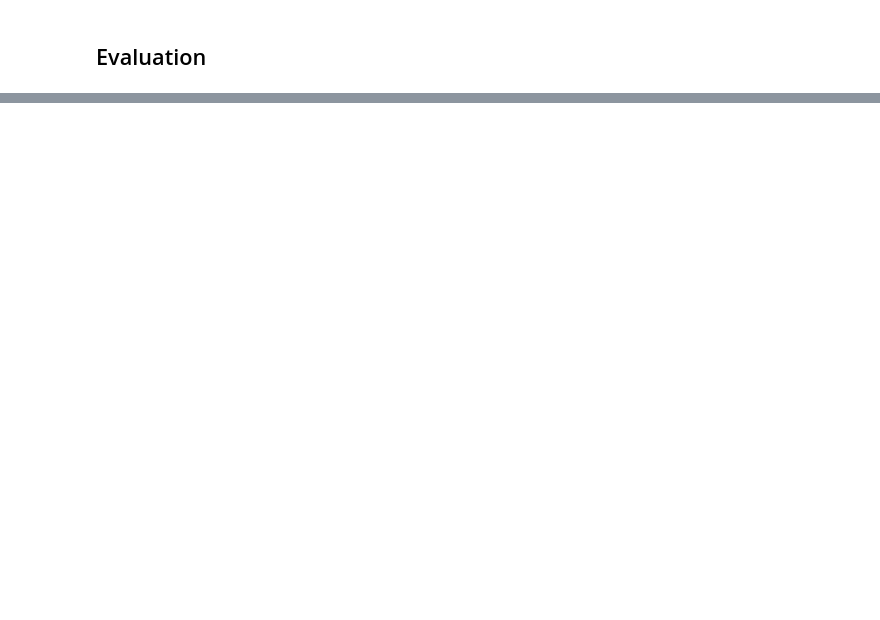
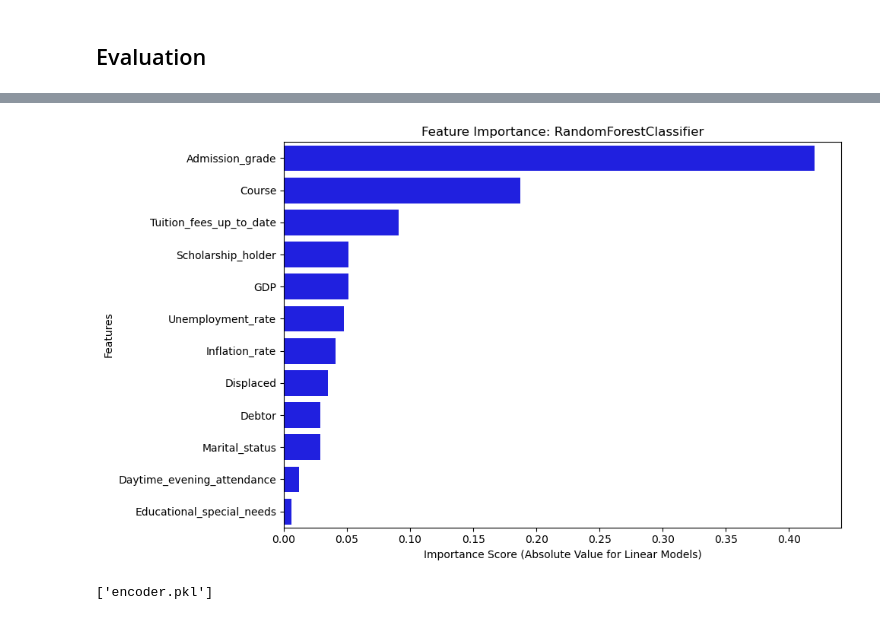
Before and after one commit to thoriqdhiyaaptaribowo/Fundamental-Data-Analysis-Dicoding, a Jupyter notebook: Education Problem/notebook.ipynb, the cells around one changed output, grey strips where cells are left out. Cells and saved outputs as stored; diff of their text form; code cells hidden in the pictures; blank space fills up the shorter version.

```diff
--- a/Education Problem/notebook.ipynb
+++ b/Education Problem/notebook.ipynb
@@ -139,2 +204,9 @@ Name: count, dtype: int64
 # %% [markdown]
 ## Modeling
+# %%
+# Train Test Split
+
+X = data_processed.drop('Status', axis=1)
+y = data_processed['Status']
+
+X_train, X_test, y_train, y_test = train_test_split(X, y, test_size=0.2, random_state=42)
@@ -142,0 +257,26 @@ Name: count, dtype: int64
+# %%
+# Feature Importance
+
+importance = model.feature_importances_
+feat_df = pd.DataFrame({
+    'Feature': X.columns,
+    'Importance': importance
+}).sort_values(by='Importance', ascending=False)
+
+plt.figure(figsize=(10, 6))
+sns.barplot(data=feat_df, x='Importance', y='Feature', color='blue', legend=False)
+plt.title(f'Feature Importance: {type(model).__name__}')
+plt.xlabel('Importance Score (Absolute Value for Linear Models)')
+plt.ylabel('Features')
+plt.tight_layout()
+plt.show()
+# %% [output]
+[figure, added]
+# %%
+# Dump Model
+
+import joblib
+
+joblib.dump(model, 'model.pkl')
+# %% [output]
+['encoder.pkl']
```
Also changed, not shown: parts of 5 cells of this notebook, 5 other files.
